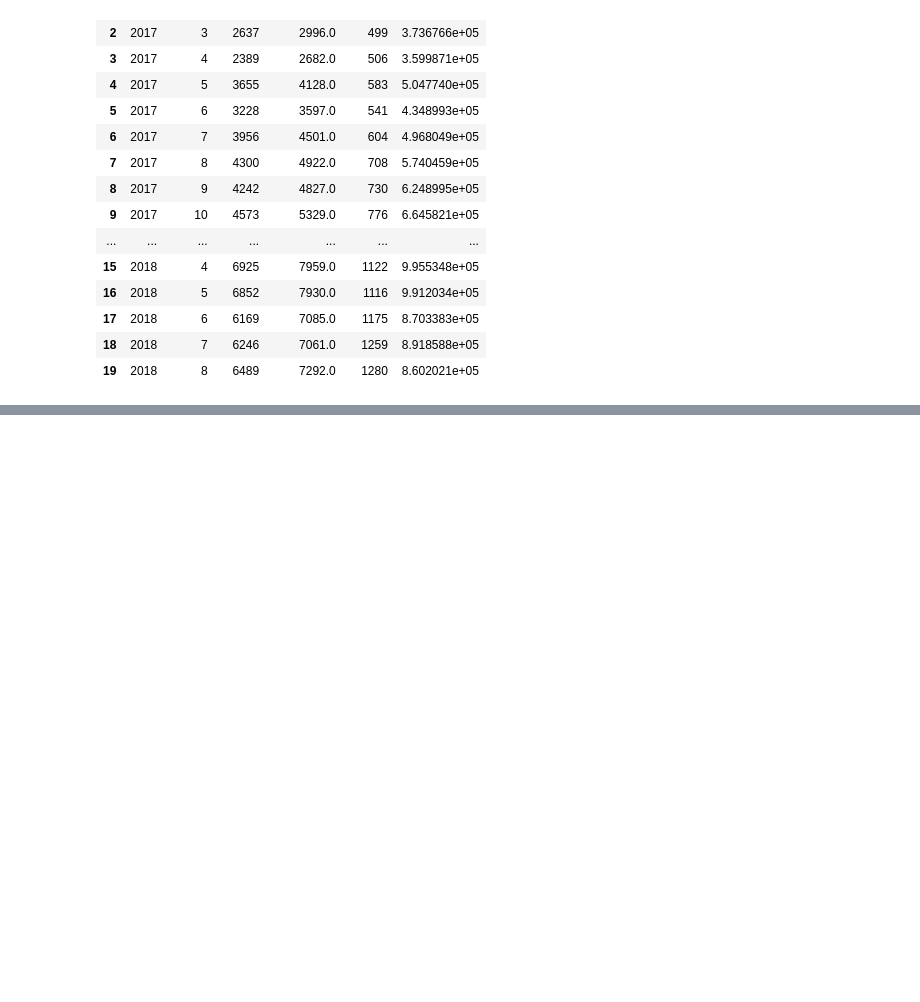
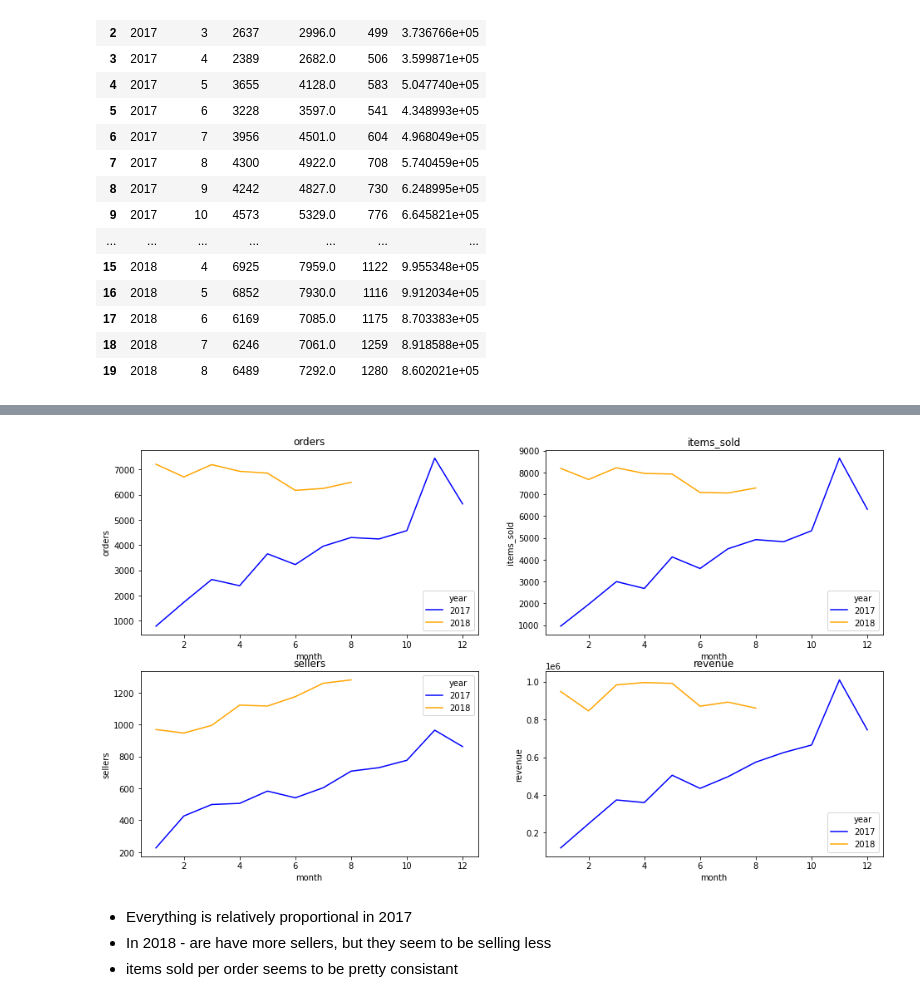
Before and after one commit to ironhack-datalabs/data-ber-08-20, a Jupyter notebook: Notes/module-2/week-4/2_EDA_time_series.ipynb, the cells around one changed output, grey strips where cells are left out. Saved outputs shown, nothing was run; the diff lists cells and outputs as text; code cells hidden in the pictures; blank space fills up the shorter version.

```diff
--- a/Notes/module-2/week-4/2_EDA_time_series.ipynb
+++ b/Notes/module-2/week-4/2_EDA_time_series.ipynb
@@ -278,0 +298,21 @@ month_perf
+# %%
+fig, axes = plt.subplots(nrows=2,
+                         ncols=2,
+                        figsize=(16,9))
+metrics = ["orders", "items_sold", "sellers", "revenue"]
+i = 0
+for ax in axes.flatten():
+    sns.lineplot(data=month_perf,
+             x="month",
+             y=metrics[i],
+             hue="year",
+             palette=["blue", "orange"],
+            ax=ax);
+    ax.set_title(metrics[i])
+    i+=1
+# %% [output]
+[figure, added]
+# %% [markdown]
+- Everything is relatively proportional in 2017
+- In 2018 - are have more sellers, but they seem to be selling less
+- items sold per order seems to be pretty consistant
```
Also changed, not shown: parts of 26 cells of this notebook.
